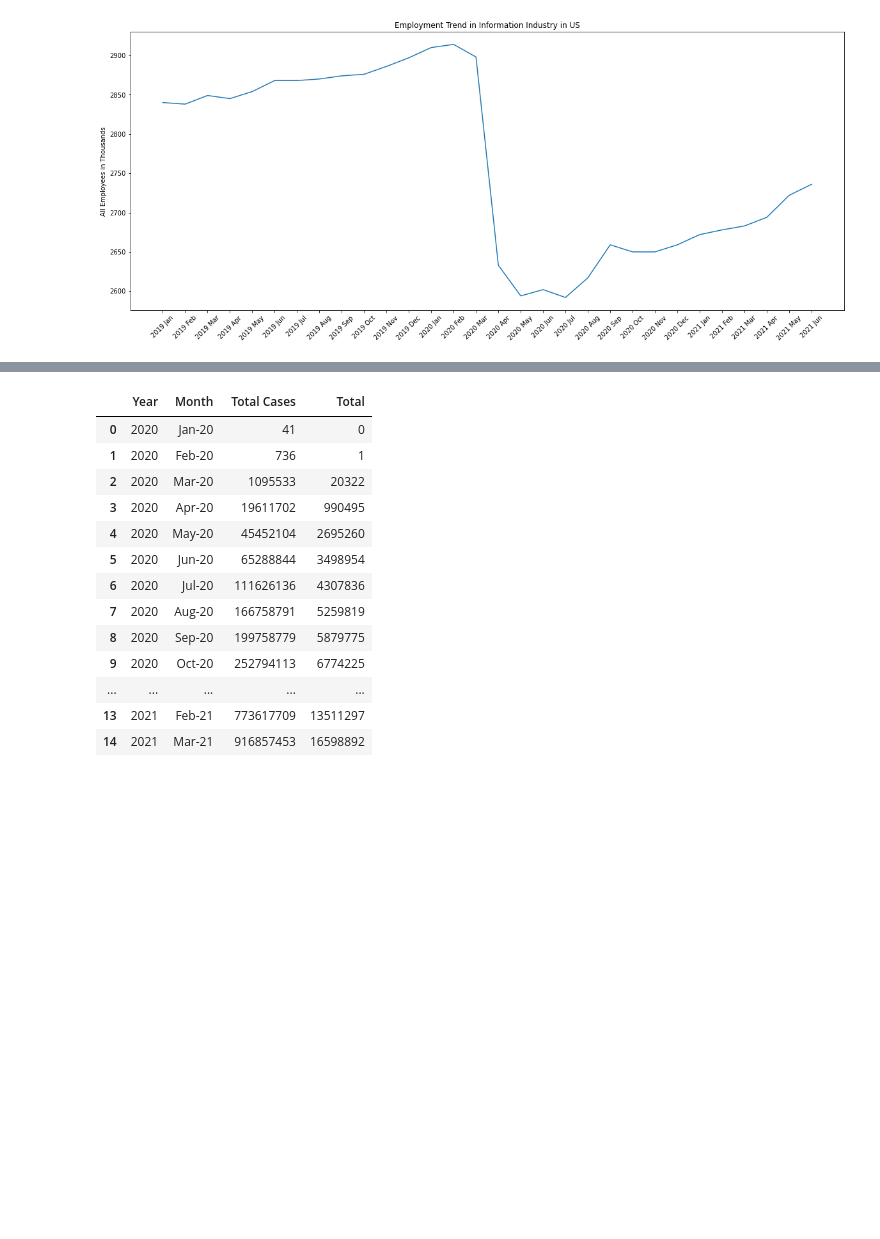
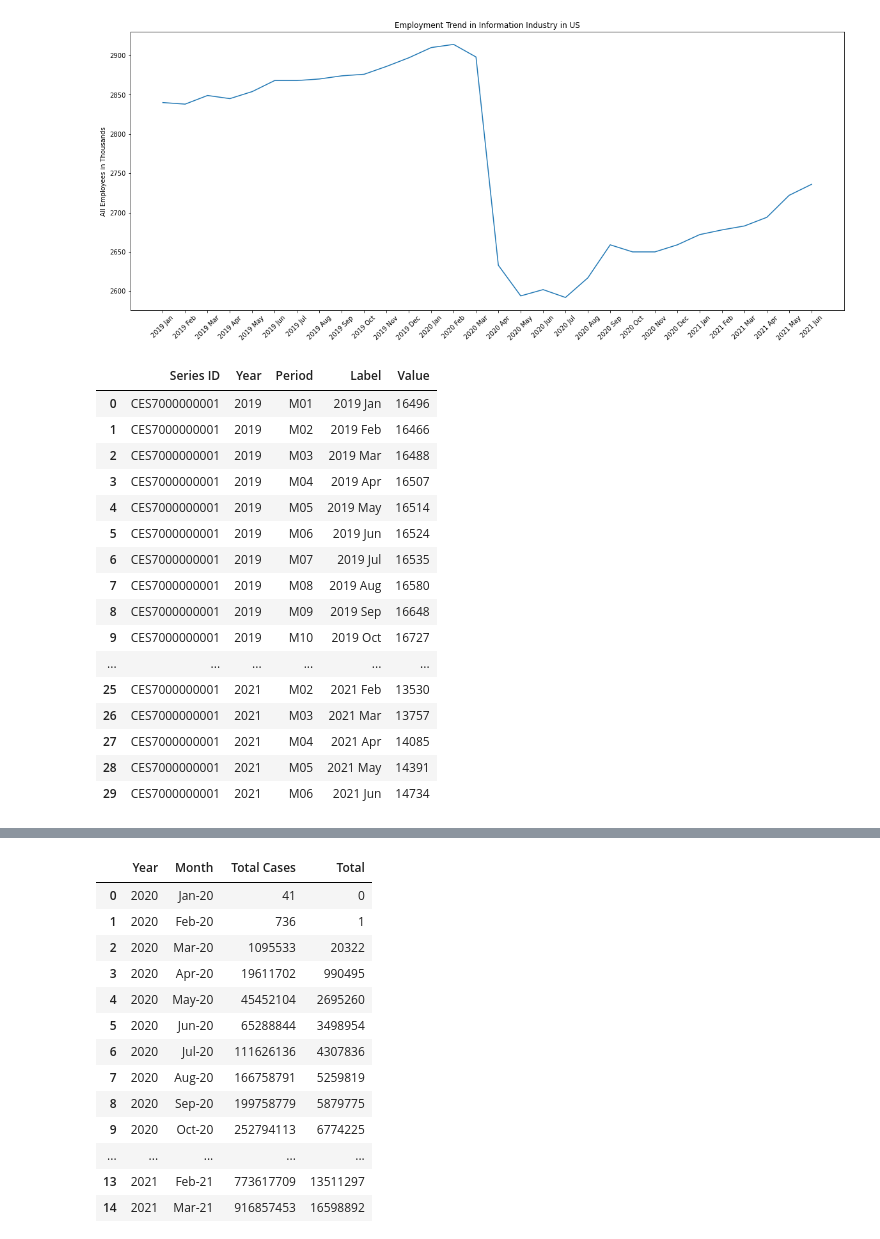
Before and after one commit to meetk5/Team-Project1, a Jupyter notebook: EmploymentAnalysis.ipynb, the cells around one changed output, grey strips where cells are left out. Cells and saved outputs as stored; diff of their text form; code cells hidden in the pictures; blank space fills up the shorter version.

```diff
--- a/EmploymentAnalysis.ipynb
+++ b/EmploymentAnalysis.ipynb
@@ -208,3 +206,25 @@ Lineplot
 # %% [output]
 [<matplotlib.lines.Line2D at 0x...>]
 [figure]
+# %%
+filepath = "Data/allEmp_Leisure&Hospitality.csv"
+LH_table = pd.read_csv(filepath)
+LH_table
+# %% [output]
+|  | Series ID | Year | Period | Label | Value |
+| 0 | CES7000000001 | 2019 | M01 | 2019 Jan | 16496 |
+| 1 | CES7000000001 | 2019 | M02 | 2019 Feb | 16466 |
+| 2 | CES7000000001 | 2019 | M03 | 2019 Mar | 16488 |
+| 3 | CES7000000001 | 2019 | M04 | 2019 Apr | 16507 |
+| 4 | CES7000000001 | 2019 | M05 | 2019 May | 16514 |
+| 5 | CES7000000001 | 2019 | M06 | 2019 Jun | 16524 |
+| 6 | CES7000000001 | 2019 | M07 | 2019 Jul | 16535 |
+| 7 | CES7000000001 | 2019 | M08 | 2019 Aug | 16580 |
+| 8 | CES7000000001 | 2019 | M09 | 2019 Sep | 16648 |
+| 9 | CES7000000001 | 2019 | M10 | 2019 Oct | 16727 |
+| ... | ... | ... | ... | ... | ... |
+| 25 | CES7000000001 | 2021 | M02 | 2021 Feb | 13530 |
+| 26 | CES7000000001 | 2021 | M03 | 2021 Mar | 13757 |
+| 27 | CES7000000001 | 2021 | M04 | 2021 Apr | 14085 |
+| 28 | CES7000000001 | 2021 | M05 | 2021 May | 14391 |
+| 29 | CES7000000001 | 2021 | M06 | 2021 Jun | 14734 |
```
Also changed, not shown: parts of 35 cells of this notebook, 4 other files.
